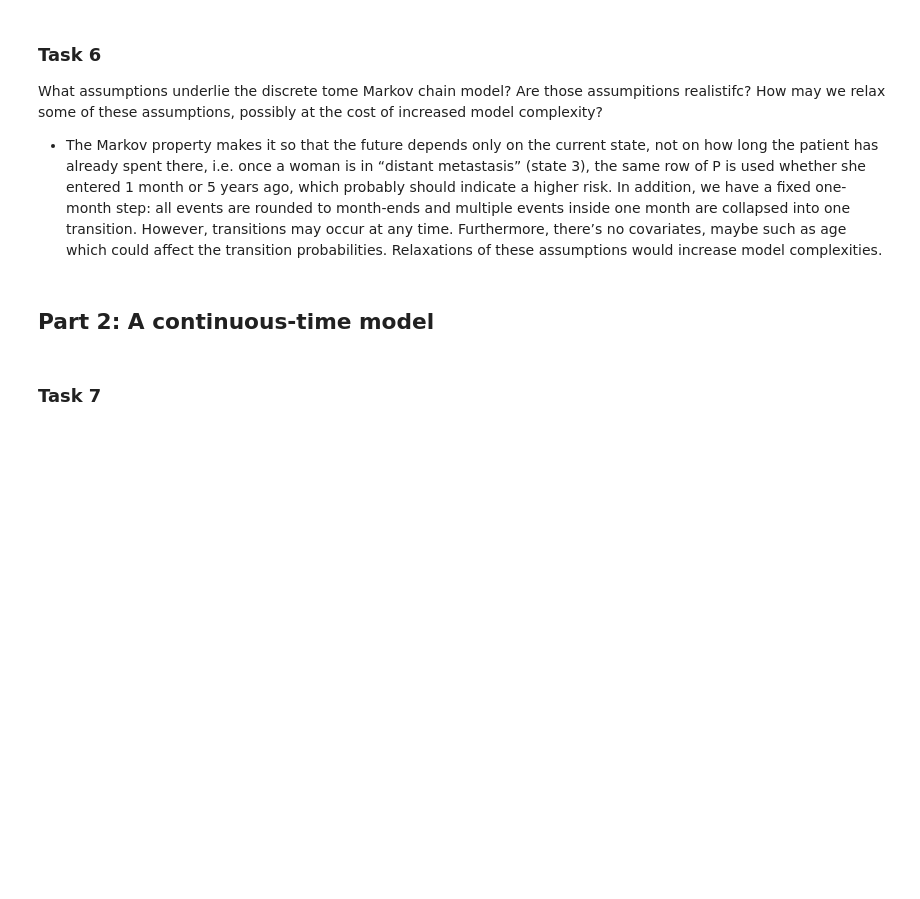
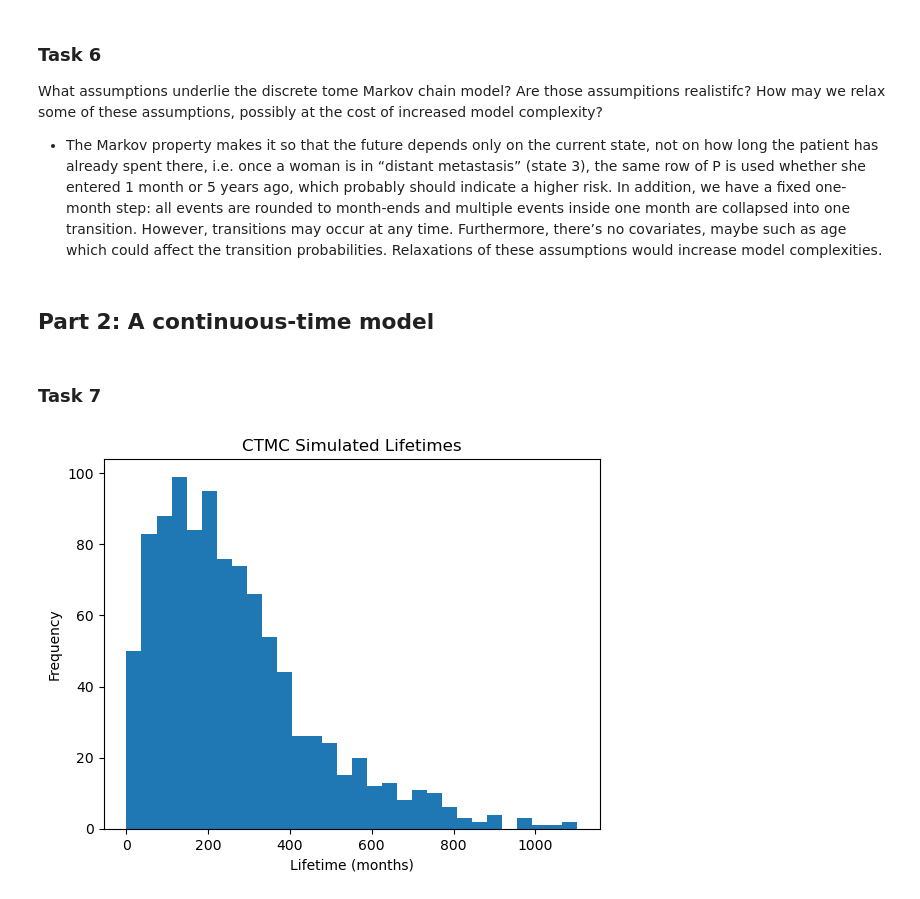
Before and after one commit to bjarturingvason/Stochastic, a Jupyter notebook: Project 1/project1_part1.ipynb, the cells around one changed output. Saved outputs shown, nothing was run; the diff lists cells and outputs as text; code cells hidden in the pictures; blank space fills up the shorter version.

```diff
--- a/Project 1/project1_part1.ipynb
+++ b/Project 1/project1_part1.ipynb
@@ -309,2 +300,91 @@ Q = np.array([
 # %% [markdown]
 ### Task 7
+# %%
+##Rate matrix Q
+Q = np.array([
+    [-0.0085,  0.005,  0.0025,  0, 0.001],
+    [0.0,   -0.014,  0.005, 0.004,  0.005],
+    [0.0,    0.0,  -0.008,  0.003,  0.005],
+    [0.0,    0.0,   0.0,  -0.009,  0.009],
+    [0.0,    0.0,   0.0,   0.0,   0.0 ]
+])
+# %%
+from scipy.stats import chi2
+
+def simulate_ctmc(Q, n_paths, metastasis_time=30.5):
+    n_states = Q.shape[0]
+    lifetimes = np.zeros(n_paths)
+    metastasis_flags = np.zeros(n_paths, dtype=int)
+
+    for k in range(n_paths):
+        t = 0.0
+        current = 0  # start in state 1 (index 0)
+        hit_metastasis = False
+
+        while current != n_states-1:  # until death (last index)
+            rates = Q[current, :]
+            exit_rate = -rates[current]
+            # sample holding time
+            tau = np.random.exponential(1/exit_rate)
+            t_next = t + tau
+
+            # check metastasis by metastasis_time
+            if not hit_metastasis and t < metastasis_time <= t_next:
+                # if jump lands in state 3 (idx 2) or 4 (idx 3)
+                probs = rates.copy()
+                probs[current] = 0
+                probs = probs / exit_rate
+                chosen = np.random.choice(n_states, p=probs)
+                if chosen in {2, 3}:
+                    hit_metastasis = True
+
+            # advance time and state
+            t = t_next
+            probs = rates.copy()
+            probs[current] = 0
+            probs = probs / exit_rate
+            current = np.random.choice(n_states, p=probs)
+
+            # record if already in metastasis at discrete step
+            if not hit_metastasis and current in {2, 3} and t <= metastasis_time:
+                hit_metastasis = True
+
+        lifetimes[k] = t
+        metastasis_flags[k] = int(hit_metastasis)
+
+    return lifetimes, metastasis_flags
+
+# Simulate 1000 trajectories
+n_sim = 1000
+lifetimes, flags = simulate_ctmc(Q, n_sim)
+
+# 1. Histogram of lifetimes
+plt.hist(lifetimes, bins=30)
+plt.xlabel("Lifetime (months)")
+plt.ylabel("Frequency")
+plt.title("CTMC Simulated Lifetimes")
+plt.show()
+
+# 2. Mean, SD, and 95% CIs
+mean_lt = lifetimes.mean()
+sd_lt = lifetimes.std(ddof=1)
+se_mean = sd_lt / np.sqrt(n_sim)
+ci_mean = (mean_lt - 1.96*se_mean, mean_lt + 1.96*se_mean)
+
+# CI for SD using chi-square
+alpha = 0.05
+ci_sd = (
+    sd_lt * np.sqrt((n_sim-1)/chi2.ppf(1-alpha/2, n_sim-1)),
+    sd_lt * np.sqrt((n_sim-1)/chi2.ppf(alpha/2, n_sim-1))
+)
+
+print(f"Mean lifetime = {mean_lt:.2f} months (95% CI: {ci_mean[0]:.2f}, {ci_mean[1]:.2f})")
+print(f"SD of lifetime = {sd_lt:.2f} months (95% CI: {ci_sd[0]:.2f}, {ci_sd[1]:.2f})")
+
+# 3. Proportion with metastasis by 30.5 months
+p_hat = flags.mean()
+se_p = np.sqrt(p_hat*(1-p_hat)/n_sim)
+ci_p = (p_hat - 1.96*se_p, p_hat + 1.96*se_p)
+print(f"Proportion metastasized by 30.5 mo = {p_hat:.3f} (95% CI: {ci_p[0]:.3f}, {ci_p[1]:.3f})")
+# %% [output]
+[figure, added]
```
Also changed, not shown: parts of 4 cells of this notebook.
